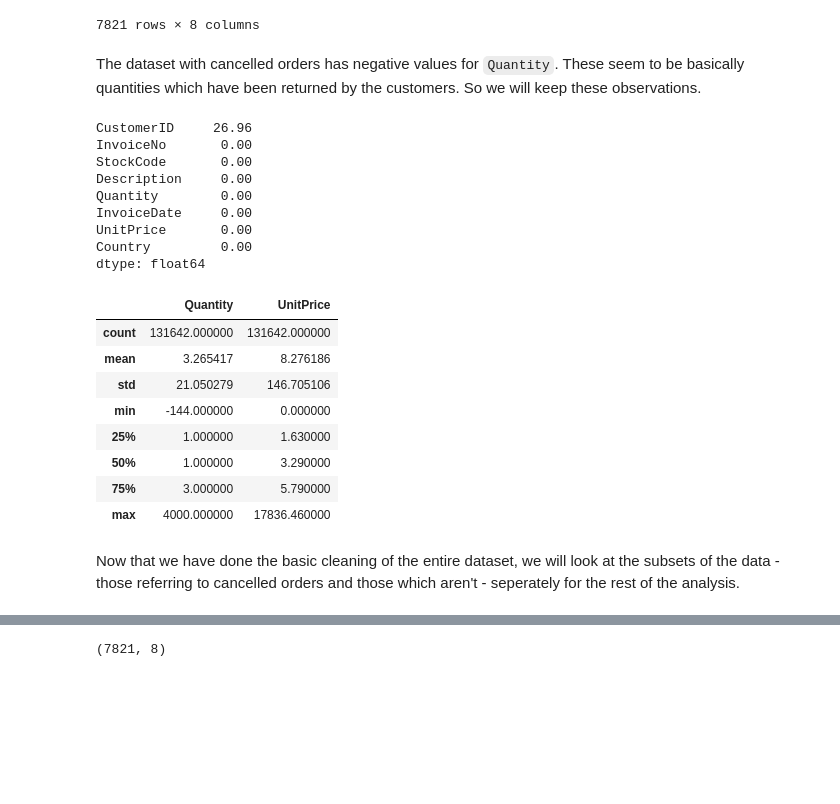
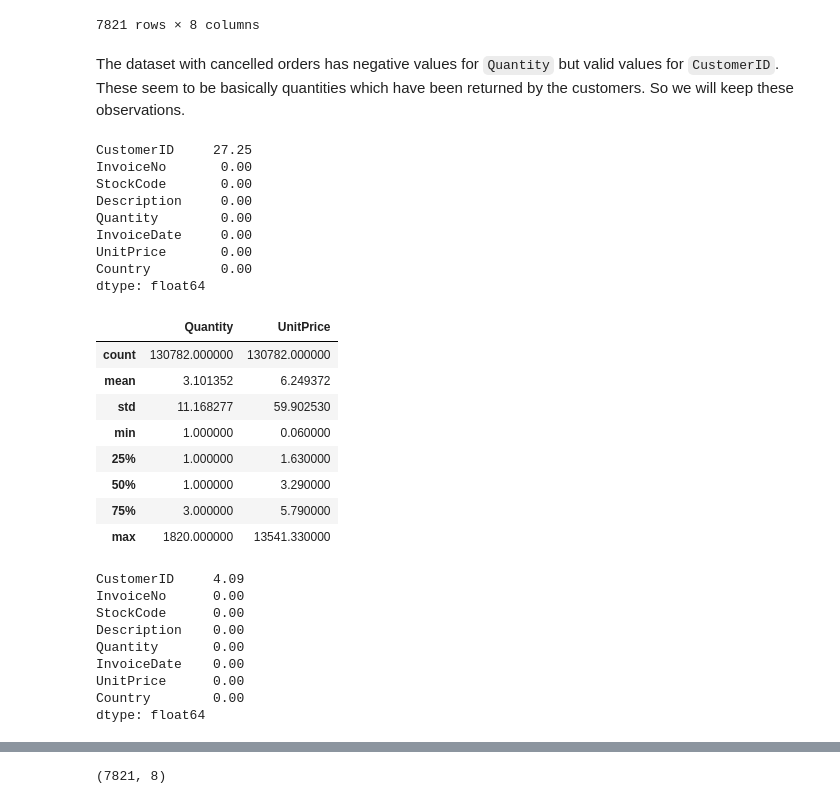
Before and after one commit to priyankaroychoudhury05/E-Commerce-EDA, a Jupyter notebook: EDA of E-commerce sales data.ipynb, the cells around one changed output, grey strips where cells are left out. Drawn from its saved outputs; the diff is of its cells as text; code cells hidden in the pictures; blank space fills up the shorter version.

```diff
--- a/EDA of E-commerce sales data.ipynb
+++ b/EDA of E-commerce sales data.ipynb
@@ -403,6 +404,6 @@ Name: Description, dtype: int64
 3. Looking deeper into these rows, they seem to be of a particular type given what is recorded in the `Description`. The main insight coming from these are that these seem to be some form inventory related data that doesn't involve sales. Thus it makes sense to not have an `CustomerID` associated with these rows. We will drop these 474 rows.
 # %%
-#Dropping 474 observations
+#Dropping 474 observations where Quantity value is negative and UnitPrice is 0.
 
-data_uk = data_uk.drop(data_uk_non_cancelled[data_uk_non_cancelled["Quantity"] < 0].index)
+data_uk_non_cancelled = data_uk_non_cancelled.drop(data_uk_non_cancelled[data_uk_non_cancelled["Quantity"] <= 0].index)
 # %%
@@ -416,5 +458,6 @@ These appear to be some adjustments rather than sales data. So we will drop thes
 # %%
-data_uk = data_uk.drop(data_uk_non_cancelled[data_uk_non_cancelled["UnitPrice"] < 0].index)
+#Dropping 566 observations
+data_uk_non_cancelled = data_uk_non_cancelled.drop(data_uk_non_cancelled[data_uk_non_cancelled["UnitPrice"] <= 0].index)
 # %%
 #Looking at the dataset with cancelled orders only
 data_uk_cancelled.describe()
@@ -445,12 +488,12 @@ data_uk_cancelled[data_uk_cancelled["Quantity"] < 0]
 | 541717 | C581569 | 20979 | 36 PENCILS TUBE RED RETROSPOT | -5 | 2011-12-09 11:58:00 | 1.25 | 17315.0 | United Kingdom |
 7821 rows × 8 columns
 # %% [markdown]
-The dataset with cancelled orders has negative values for `Quantity`. These seem to be basically quantities which have been returned by the customers. So we will keep these observations.
+The dataset with cancelled orders has negative values for `Quantity` but valid values for `CustomerID`. These seem to be basically quantities which have been returned by the customers. So we will keep these observations.
 # %%
-#Looking at percentage of null values across all columns in our dataset now
-round((data_uk.isnull().sum() / data_uk.shape[0]) * 100,2).sort_values(ascending = False)
+#Looking at percentage of null values across all columns in our dataset of non-cancelled orders
+round((data_uk_non_cancelled .isnull().sum() / data_uk_non_cancelled .shape[0]) * 100,2).sort_values(ascending = False)
 # %% [output]
-CustomerID     26.96
+CustomerID     27.25
 InvoiceNo       0.00
 StockCode       0.00
 Description     0.00
@@ -460,16 +503,14 @@ UnitPrice       0.00
 Country         0.00
 dtype: float64
 # %%
-data_uk[data_uk['CustomerID'].isna()].describe()
+data_uk_non_cancelled [data_uk_non_cancelled ['CustomerID'].isna()].describe()
 # %% [output]
 |  | Quantity | UnitPrice |
-| count | 131642.000000 | 131642.000000 |
-| mean | 3.265417 | 8.276186 |
-| std | 21.050279 | 146.705106 |
-| min | -144.000000 | 0.000000 |
+| count | 130782.000000 | 130782.000000 |
+| mean | 3.101352 | 6.249372 |
+| std | 11.168277 | 59.902530 |
+| min | 1.000000 | 0.060000 |
 | 25% | 1.000000 | 1.630000 |
 | 50% | 1.000000 | 3.290000 |
 | 75% | 3.000000 | 5.790000 |
-| max | 4000.000000 | 17836.460000 |
+| max | 1820.000000 | 13541.330000 |
-# %% [markdown]
-Now that we have done the basic cleaning of the entire dataset, we will look at the subsets of the data -those referring to cancelled orders and those which aren't - seperately for the rest of the analysis.
@@ -483,0 +517,13 @@ data_uk_cancelled = data_uk[data_uk["InvoiceNo"].str.contains(pat = 'C') == True
+# %%
+#Looking at percentage of null values across all columns in our dataset of cancelled orders
+round((data_uk_cancelled .isnull().sum() / data_uk_cancelled .shape[0]) * 100,2).sort_values(ascending = False)
+# %% [output]
+CustomerID     4.09
+InvoiceNo      0.00
+StockCode      0.00
+Description    0.00
+Quantity       0.00
+InvoiceDate    0.00
+UnitPrice      0.00
+Country        0.00
+dtype: float64
```
Also changed, not shown: parts of 42 cells of this notebook.
